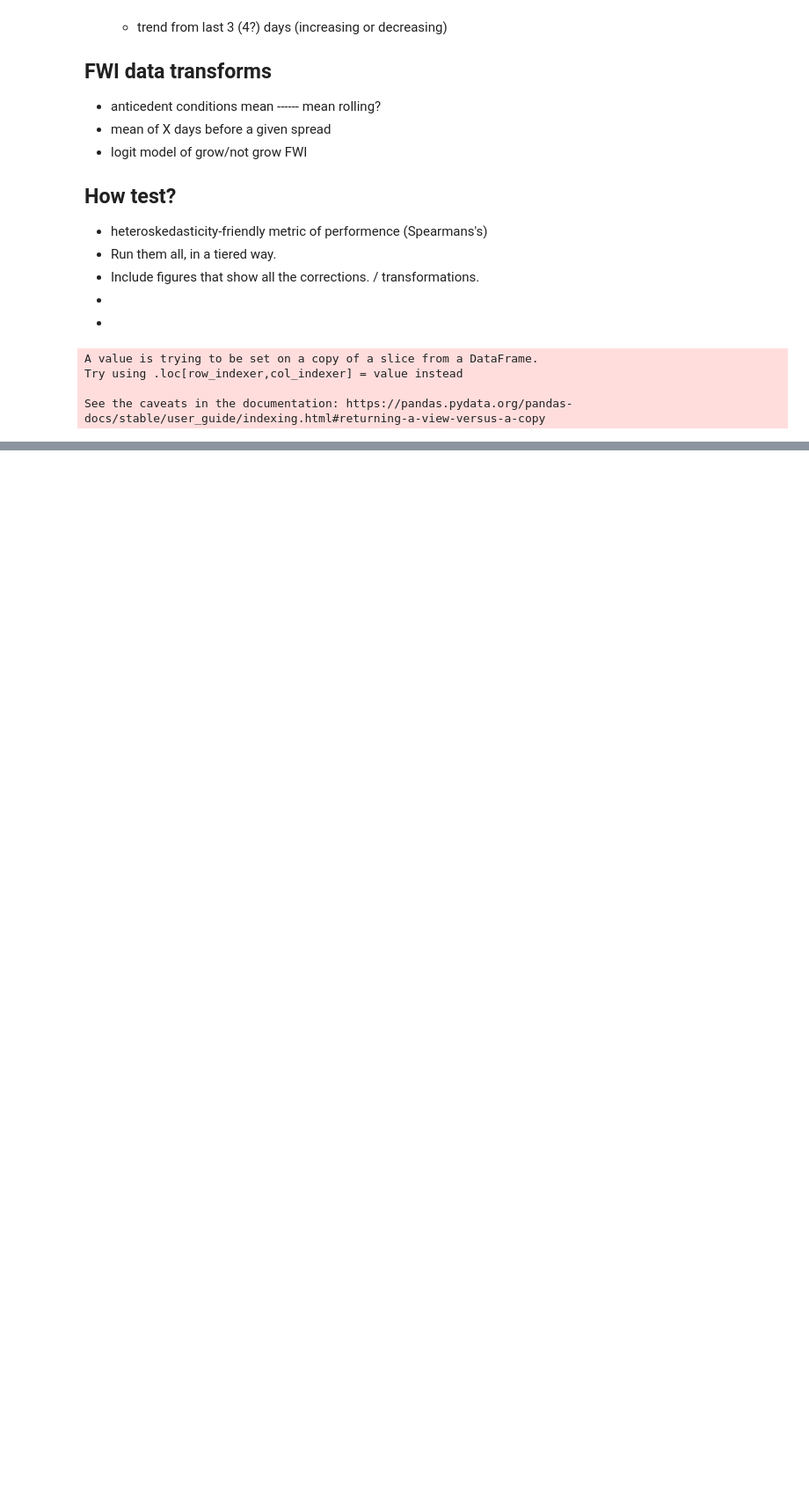
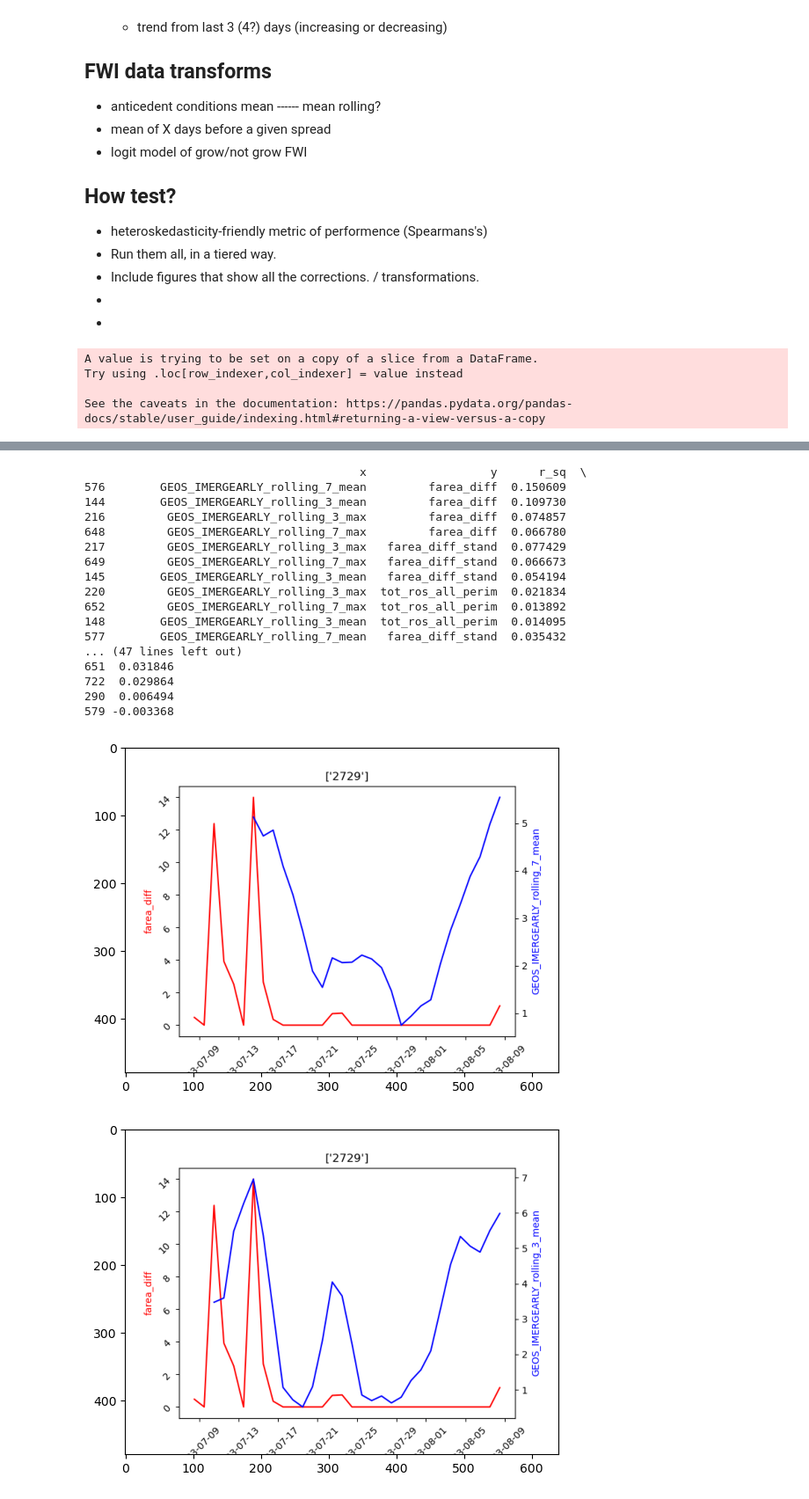
Before and after one commit to mccabete/fwiVis, a Jupyter notebook: notebooks/model_of_fireline_exploratory.ipynb, the cells around one changed output, grey strips where cells are left out. Shown at 88% size. Saved outputs shown, nothing was run; the diff lists cells and outputs as text; code cells hidden in the pictures; blank space fills up the shorter version.

```diff
--- a/notebooks/model_of_fireline_exploratory.ipynb
+++ b/notebooks/model_of_fireline_exploratory.ipynb
@@ -900,0 +1109,43 @@ combinations = [(x, y) for x in x_rolling2 for y in y_vals2]
+# %%
+### Does rolling (x) help?
+
+row_mask = (~stats_sum.y.str.contains("shifted")) & (~stats_sum.y.str.contains("rolling")) & (stats_sum.x.str.contains("GEOS"))  & (stats_sum.x.str.contains("rolling")) & (~stats_sum.x.str.contains("shifted"))
+
+#row_mask_except = stats_sum.y.str.contains("tot_ros_flinelen_shifted")  & (~stats_sum.y.str.contains("rolling")) & (stats_sum.x.str.contains("GEOS")) & (~stats_sum.x.str.contains("shifted")) & (~stats_sum.x.str.contains("rolling")) & (~stats_sum.y.str.contains("shifted_"))
+stats_sum_sub = stats_sum[row_mask]
+
+
+stats_sum_sub = stats_sum_sub.sort_values(by = "spear", ascending= False)
+#stats_sum_sub = pd.concat([stats_sum_sub, stats_sum[row_mask_except]])
+print(stats_sum_sub[["x", "y", "r_sq", "spear"]])
+
+for i in [0, 1, 2]:
+    img = mpimg.imread(f'{os.path.abspath("exploratory_figs")}/{demo_fire.fireID.unique()}_{stats_sum_sub.y.iloc[i]}_vs_{stats_sum_sub.x.iloc[i]}.png')
+    plt.imshow(img)
+    plt.show()
+
+
+for i in [0, 1, 2]:
+    img = mpimg.imread(f'{os.path.abspath("exploratory_figs")}/{stats_sum_sub.y.iloc[i]}_vs_{stats_sum_sub.x.iloc[i]}.png')
+    plt.imshow(img)
+    plt.show()
+# %% [output]
+                                        x                  y      r_sq  \
+576        GEOS_IMERGEARLY_rolling_7_mean         farea_diff  0.150609
+144        GEOS_IMERGEARLY_rolling_3_mean         farea_diff  0.109730
+216         GEOS_IMERGEARLY_rolling_3_max         farea_diff  0.074857
+648         GEOS_IMERGEARLY_rolling_7_max         farea_diff  0.066780
+217         GEOS_IMERGEARLY_rolling_3_max   farea_diff_stand  0.077429
+649         GEOS_IMERGEARLY_rolling_7_max   farea_diff_stand  0.066673
+145        GEOS_IMERGEARLY_rolling_3_mean   farea_diff_stand  0.054194
+220         GEOS_IMERGEARLY_rolling_3_max  tot_ros_all_perim  0.021834
+652         GEOS_IMERGEARLY_rolling_7_max  tot_ros_all_perim  0.013892
+148        GEOS_IMERGEARLY_rolling_3_mean  tot_ros_all_perim  0.014095
+577        GEOS_IMERGEARLY_rolling_7_mean   farea_diff_stand  0.035432
+... (47 lines left out)
+651  0.031846
+722  0.029864
+290  0.006494
+579 -0.003368
+[figure, added]
+[figure, added]
```
Also changed, not shown: parts of 18 cells of this notebook, 3 other files.
